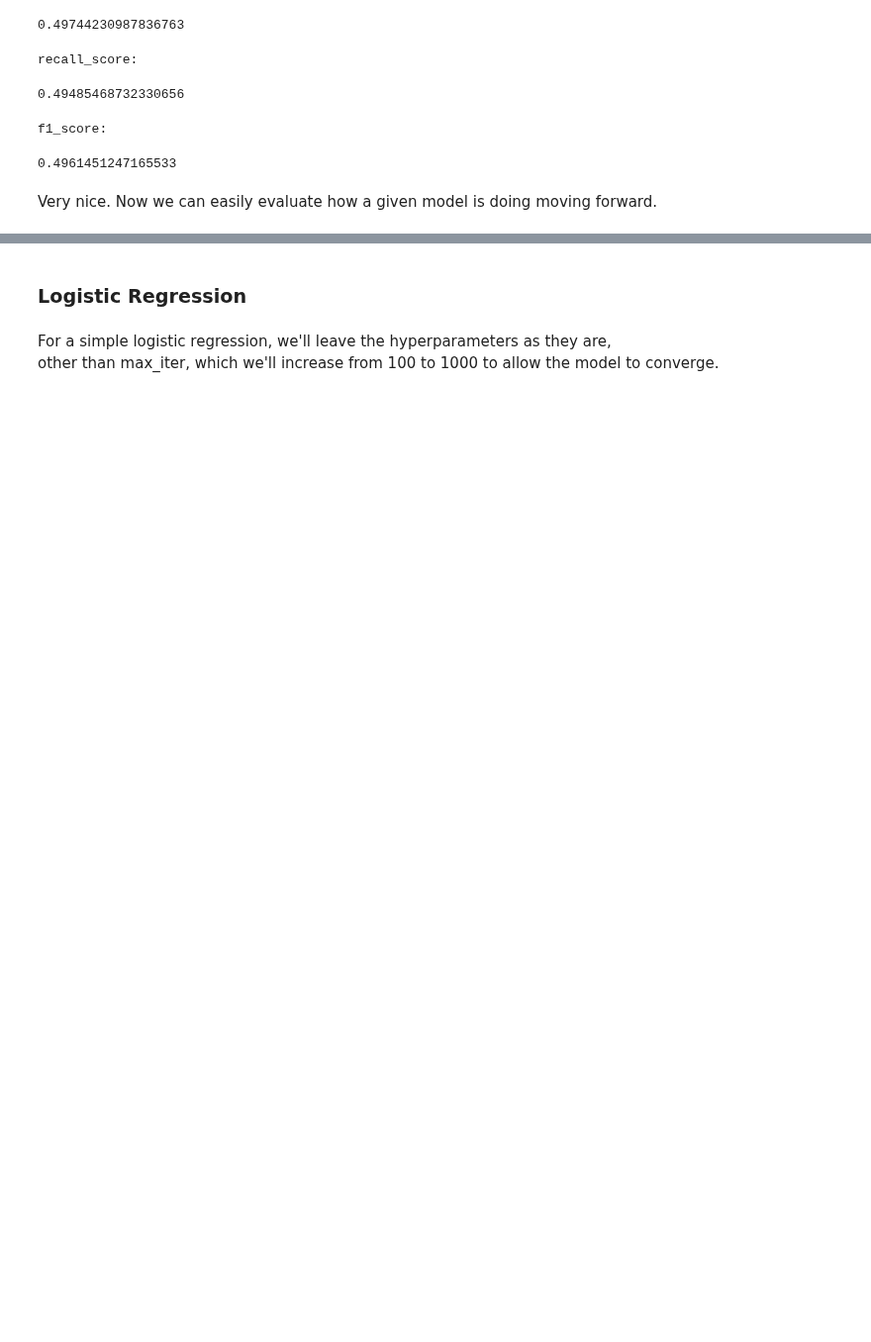
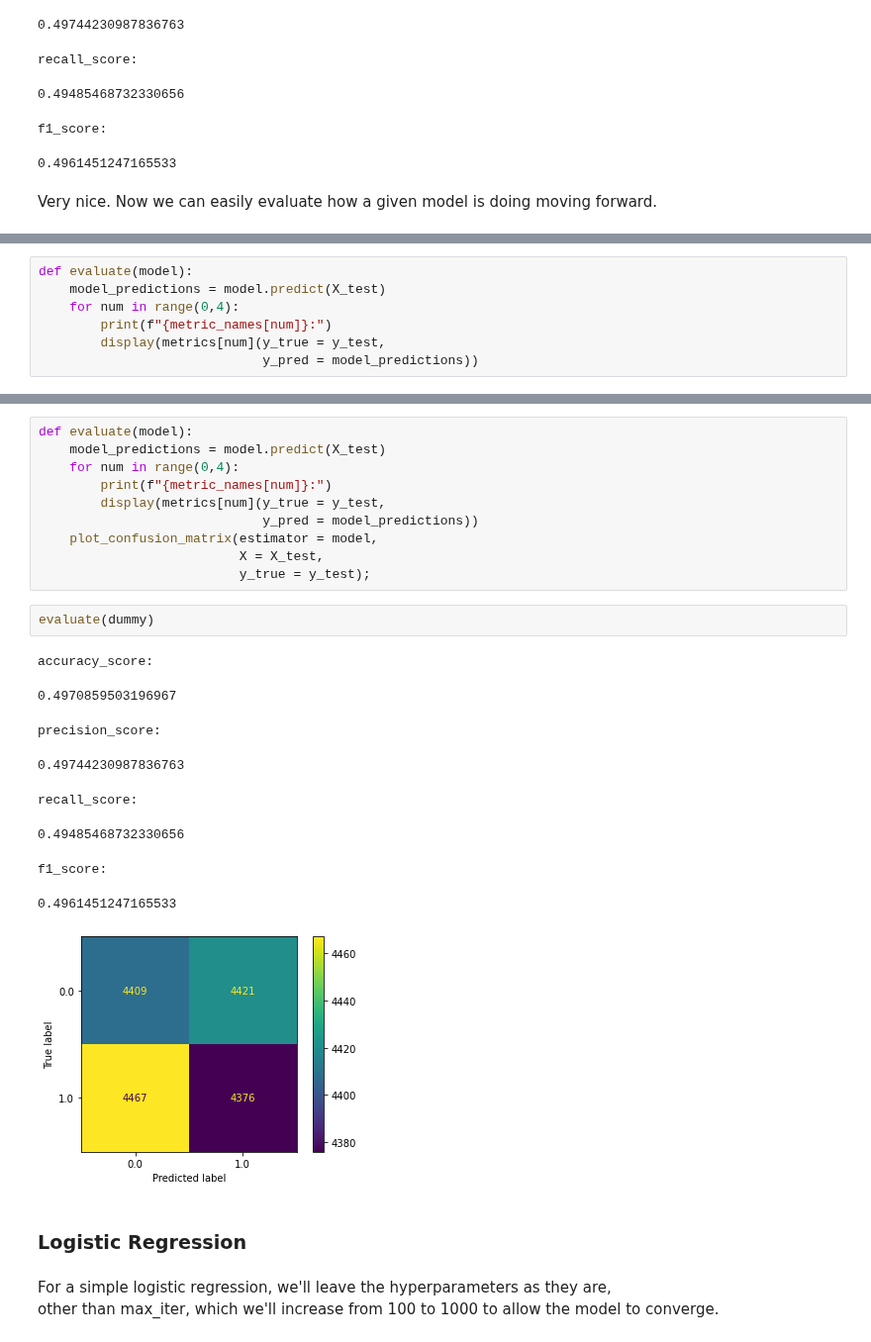
Before and after one commit to ChumpyDuelle/detecting-diabetes-with-machine-learning, a Jupyter notebook: detecting-diabetes-with-machine-learning.ipynb, the cells around one changed output, grey strips where cells are left out. Shown at 99% size. Cells and saved outputs as stored; diff of their text form; blank space fills up the shorter version.

```diff
--- a/detecting-diabetes-with-machine-learning.ipynb
+++ b/detecting-diabetes-with-machine-learning.ipynb
@@ -714,0 +722,7 @@ Very nice. Now we can easily evaluate how a given model is doing moving forward.
+# %%
+def evaluate(model):
+    model_predictions = model.predict(X_test)
+    for num in range(0,4):
+        print(f"{metric_names[num]}:")
+        display(metrics[num](y_true = y_test,
+                             y_pred = model_predictions))
@@ -715,3 +750,25 @@ Very nice. Now we can easily evaluate how a given model is doing moving forward.
+# %%
+def evaluate(model):
+    model_predictions = model.predict(X_test)
+    for num in range(0,4):
+        print(f"{metric_names[num]}:")
+        display(metrics[num](y_true = y_test,
+                             y_pred = model_predictions))
+    plot_confusion_matrix(estimator = model,
+                          X = X_test,
+                          y_true = y_test);
+# %%
+evaluate(dummy)
+# %% [output]
+accuracy_score:
+0.4970859503196967
+precision_score:
+0.49744230987836763
+recall_score:
+0.49485468732330656
+f1_score:
+0.4961451247165533
+[figure, added]
 # %% [markdown]
 ### Logistic Regression
 # %% [markdown]
```
Also changed, not shown: parts of 12 cells of this notebook.
